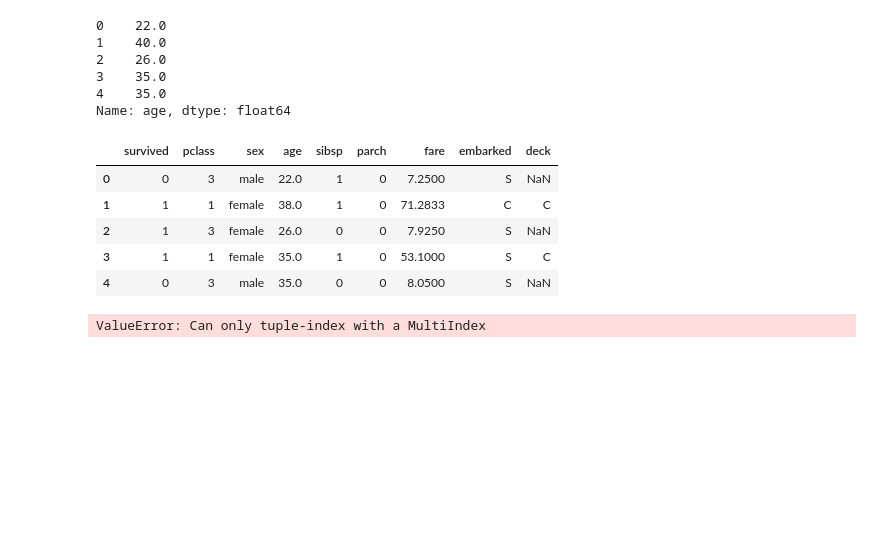
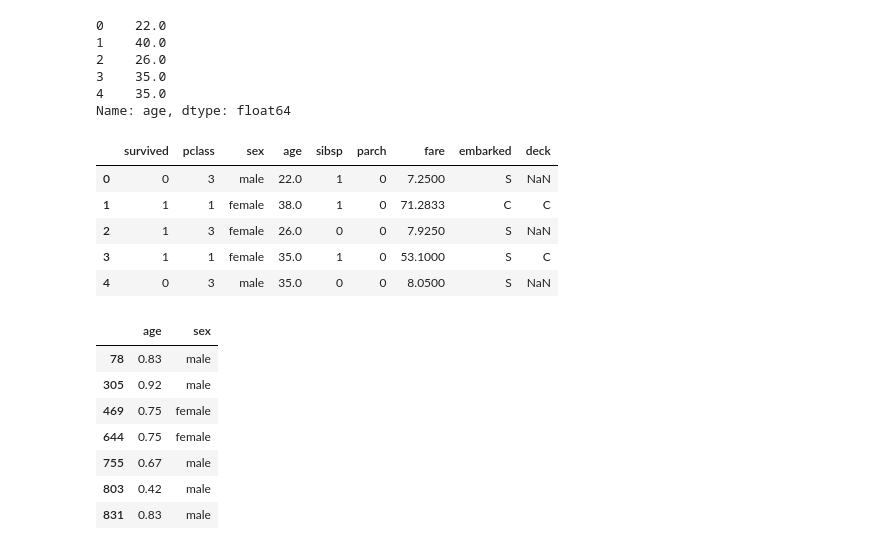
Before and after one commit to Alkahwaji/Pandas, a Jupyter notebook: Pandas5_Manipulating_values.ipynb, the cells around one changed output. Drawn from its saved outputs; the diff is of its cells as text; code cells hidden in the pictures; blank space fills up the shorter version.

```diff
--- a/Pandas5_Manipulating_values.ipynb
+++ b/Pandas5_Manipulating_values.ipynb
@@ -567,6 +567,15 @@ titanic.head()
 | 3 | 1 | 1 | female | 35.0 | 1 | 0 | 53.1000 | S | C |
 | 4 | 0 | 3 | male | 35.0 | 0 | 0 | 8.0500 | S | NaN |
 # %%
-baby_ages = titanic.age[titanic.age < 1,['age','sex']].copy()
+baby_ages = titanic.loc[titanic.age < 1,['age','sex']].copy()
-# %% [output]
-ValueError: Can only tuple-index with a MultiIndex
+# %%
+baby_ages
+# %% [output]
+|  | age | sex |
+| 78 | 0.83 | male |
+| 305 | 0.92 | male |
+| 469 | 0.75 | female |
+| 644 | 0.75 | female |
+| 755 | 0.67 | male |
+| 803 | 0.42 | male |
+| 831 | 0.83 | male |
```
Also changed, not shown: parts of 3 cells of this notebook, 1 other file.
